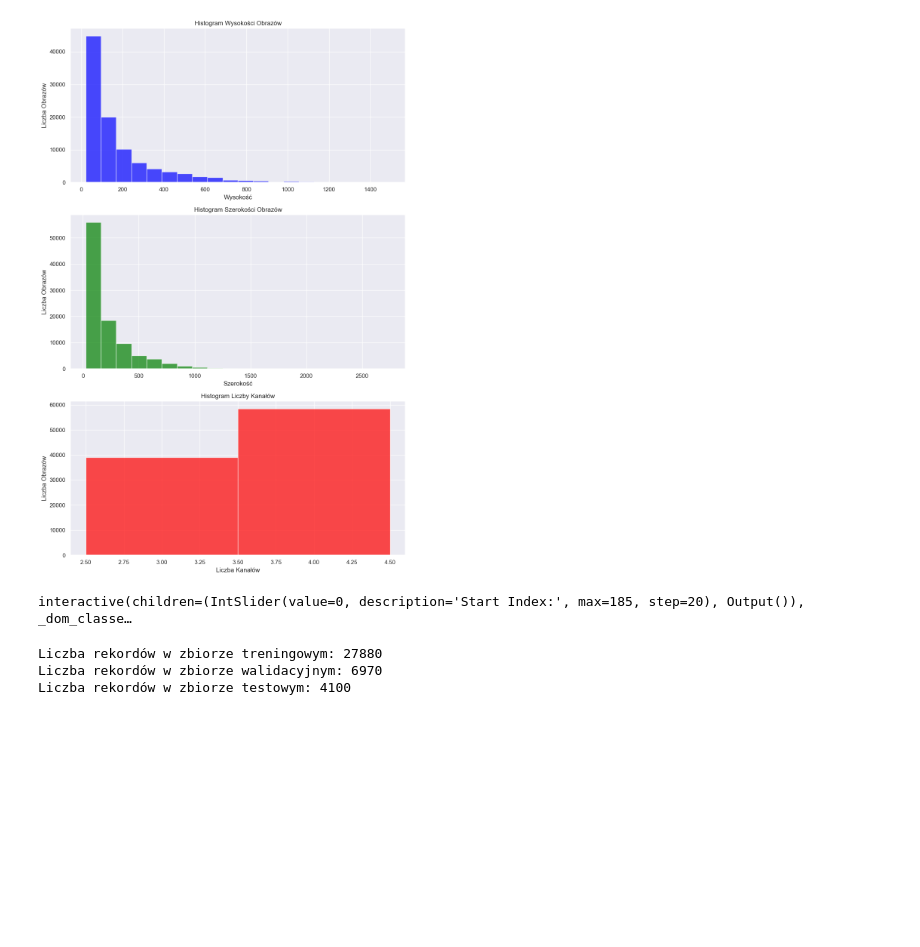
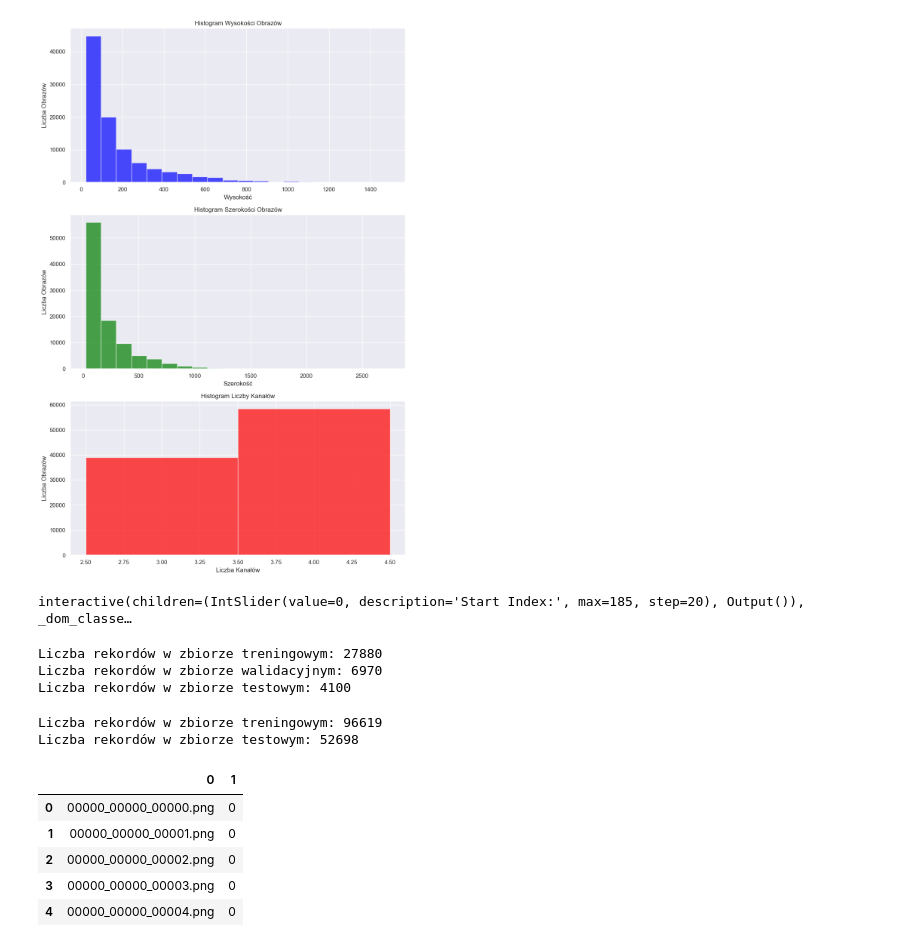
Before and after one commit to thehardway15/traffic-sign-classification, a Jupyter notebook: traffic-sign-classification.ipynb, the cells around one changed output. Saved outputs shown, nothing was run; the diff lists cells and outputs as text; code cells hidden in the pictures; blank space fills up the shorter version.

```diff
--- a/traffic-sign-classification.ipynb
+++ b/traffic-sign-classification.ipynb
@@ -468,0 +478,17 @@ Liczba rekordów w zbiorze testowym: 4100
+# %%
+# Wypisz informacje o wielkościach podziałów
+print(f"Liczba rekordów w zbiorze treningowym: {len(train_dataset)}")
+print(f"Liczba rekordów w zbiorze testowym: {len(test_dataset)}")
+# %% [output]
+Liczba rekordów w zbiorze treningowym: 96619
+Liczba rekordów w zbiorze testowym: 52698
+# %%
+df = train_dataset.get_table()
+df.head()
+# %% [output]
+|  | 0 | 1 |
+| 0 | 00000_00000_00000.png | 0 |
+| 1 | 00000_00000_00001.png | 0 |
+| 2 | 00000_00000_00002.png | 0 |
+| 3 | 00000_00000_00003.png | 0 |
+| 4 | 00000_00000_00004.png | 0 |
```
Also changed, not shown: parts of 10 cells of this notebook, 13 other files.
